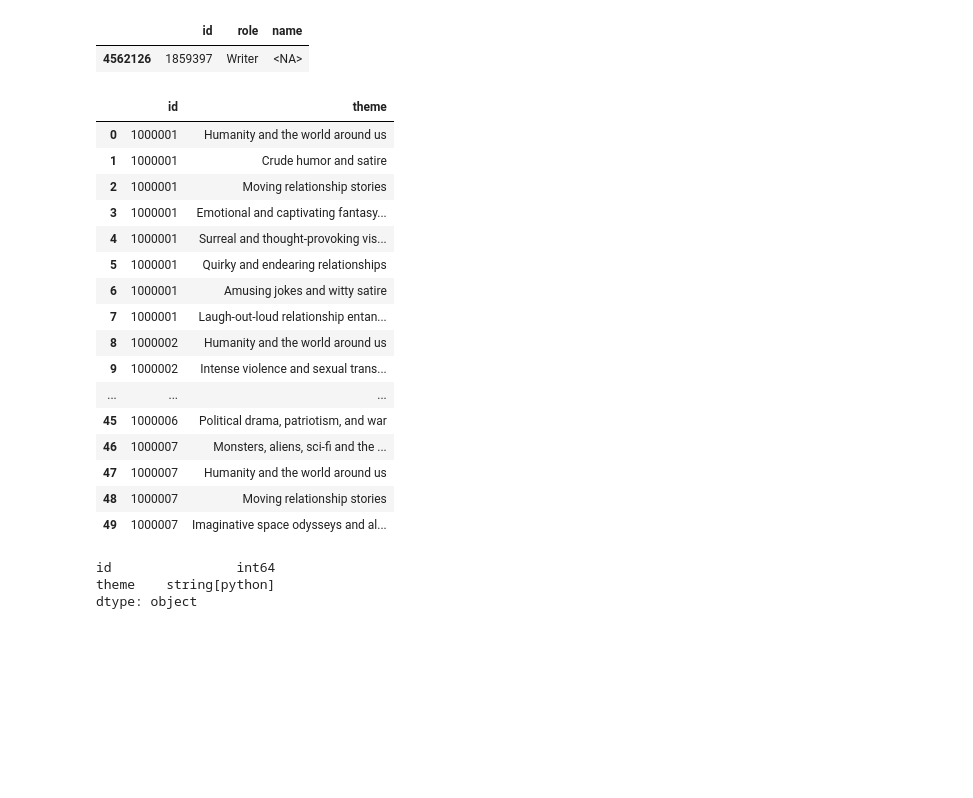
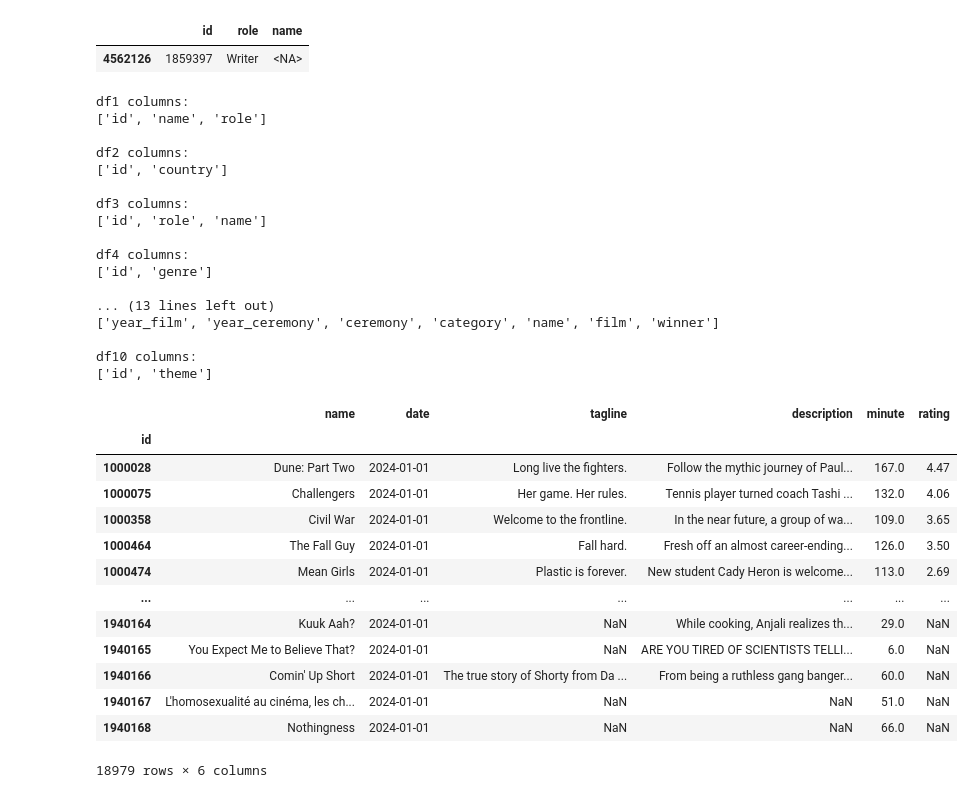
Before and after one commit to MarcoMac03/Film-analisys, a Jupyter notebook: main.ipynb, the cells around one changed output. Drawn from its saved outputs; the diff is of its cells as text; code cells hidden in the pictures; blank space fills up the shorter version.

```diff
--- a/main.ipynb
+++ b/main.ipynb
@@ -68,28 +52,45 @@ crew[crew.isna().any(axis=1)]
 |  | id | role | name |
 | 4562126 | 1859397 | Writer | <NA> |
 # %%
-themes.head(50)
+dataframes = {'df1': actors, 'df2': countries, 'df3': crew, 'df4': genres, 'df5': languages, 'df6': movies,
+              'df7': releases, 'df8': studios, 'df9': oscars, 'df10': themes}
+
+for name, df in dataframes.items():
+    print(f"{name} columns:")
+    print(list(df.columns))
+    print()
 # %% [output]
-|  | id | theme |
-| 0 | 1000001 | Humanity and the world around us |
-| 1 | 1000001 | Crude humor and satire |
-| 2 | 1000001 | Moving relationship stories |
-| 3 | 1000001 | Emotional and captivating fantasy... |
-| 4 | 1000001 | Surreal and thought-provoking vis... |
-| 5 | 1000001 | Quirky and endearing relationships |
-| 6 | 1000001 | Amusing jokes and witty satire |
-| 7 | 1000001 | Laugh-out-loud relationship entan... |
-| 8 | 1000002 | Humanity and the world around us |
-| 9 | 1000002 | Intense violence and sexual trans... |
-| ... | ... | ... |
-| 45 | 1000006 | Political drama, patriotism, and war |
-| 46 | 1000007 | Monsters, aliens, sci-fi and the ... |
-| 47 | 1000007 | Humanity and the world around us |
-| 48 | 1000007 | Moving relationship stories |
-| 49 | 1000007 | Imaginative space odysseys and al... |
+df1 columns:
+['id', 'name', 'role']
+
+df2 columns:
+['id', 'country']
+
+df3 columns:
+['id', 'role', 'name']
+
+df4 columns:
+['id', 'genre']
+
+... (13 lines left out)
+['year_film', 'year_ceremony', 'ceremony', 'category', 'name', 'film', 'winner']
+
+df10 columns:
+['id', 'theme']
-# %%
-themes.dtypes
-# %% [output]
-id                int64
-theme    string[python]
-dtype: object
+# %%
+movies.loc[(movies['date'].dt.year < 2025) & (movies['date'].dt.year > 2023)]
+# %% [output]
+|  | name | date | tagline | description | minute | rating |
+| id |  |  |  |  |  |  |
+| 1000028 | Dune: Part Two | 2024-01-01 | Long live the fighters. | Follow the mythic journey of Paul... | 167.0 | 4.47 |
+| 1000075 | Challengers | 2024-01-01 | Her game. Her rules. | Tennis player turned coach Tashi ... | 132.0 | 4.06 |
+| 1000358 | Civil War | 2024-01-01 | Welcome to the frontline. | In the near future, a group of wa... | 109.0 | 3.65 |
+| 1000464 | The Fall Guy | 2024-01-01 | Fall hard. | Fresh off an almost career-ending... | 126.0 | 3.50 |
+| 1000474 | Mean Girls | 2024-01-01 | Plastic is forever. | New student Cady Heron is welcome... | 113.0 | 2.69 |
+| ... | ... | ... | ... | ... | ... | ... |
+| 1940164 | Kuuk Aah? | 2024-01-01 | NaN | While cooking, Anjali realizes th... | 29.0 | NaN |
+| 1940165 | You Expect Me to Believe That? | 2024-01-01 | NaN | ARE YOU TIRED OF SCIENTISTS TELLI... | 6.0 | NaN |
+| 1940166 | Comin' Up Short | 2024-01-01 | The true story of Shorty from Da ... | From being a ruthless gang banger... | 60.0 | NaN |
+| 1940167 | L'homosexualité au cinéma, les ch... | 2024-01-01 | NaN | NaN | 51.0 | NaN |
+| 1940168 | Nothingness | 2024-01-01 | NaN | NaN | 66.0 | NaN |
+18979 rows × 6 columns
```
Also changed, not shown: parts of 12 cells of this notebook.
